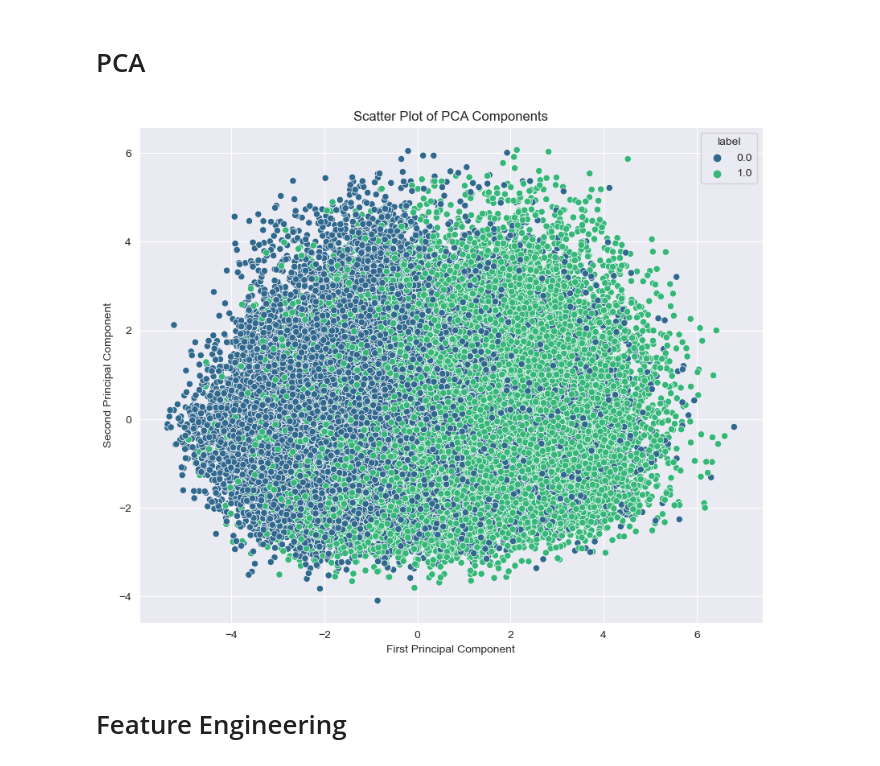
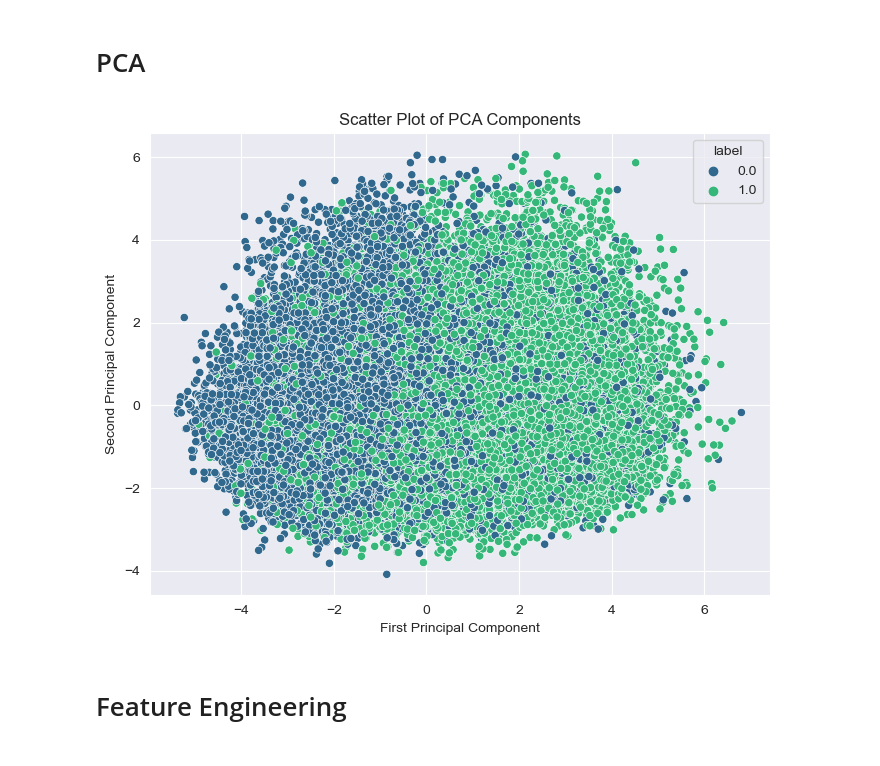
Before and after one commit to MasoudNateghi/CS534, a Jupyter notebook: Project/Project.ipynb, the cells around one changed output. Cells and saved outputs as stored; diff of their text form; code cells hidden in the pictures.

```diff
--- a/Project/Project.ipynb
+++ b/Project/Project.ipynb
@@ -672,18 +672,18 @@ pca_df = pd.DataFrame(data=pca_data, columns=('first', 'second', 'label'))
 # %%
 # Assuming pca_df is a DataFrame with columns 'first', 'second', and 'label'
 
 # Create a scatter plot using Seaborn
-plt.figure(figsize=(10, 8))
+plt.figure(figsize=(8, 6))
 sns.scatterplot(x='first', y='second', hue='label', palette='viridis', data=pca_df, legend='full')
 
 # Set plot title and labels
 plt.title('Scatter Plot of PCA Components')
 plt.xlabel('First Principal Component')
 plt.ylabel('Second Principal Component')
 
 plt.show()
 # %% [output]
-[figure, old version]
+[figure, new version]
 # %% [markdown]
 # Feature Engineering
 # %%
```
Also changed, not shown: parts of 5 cells of this notebook.
